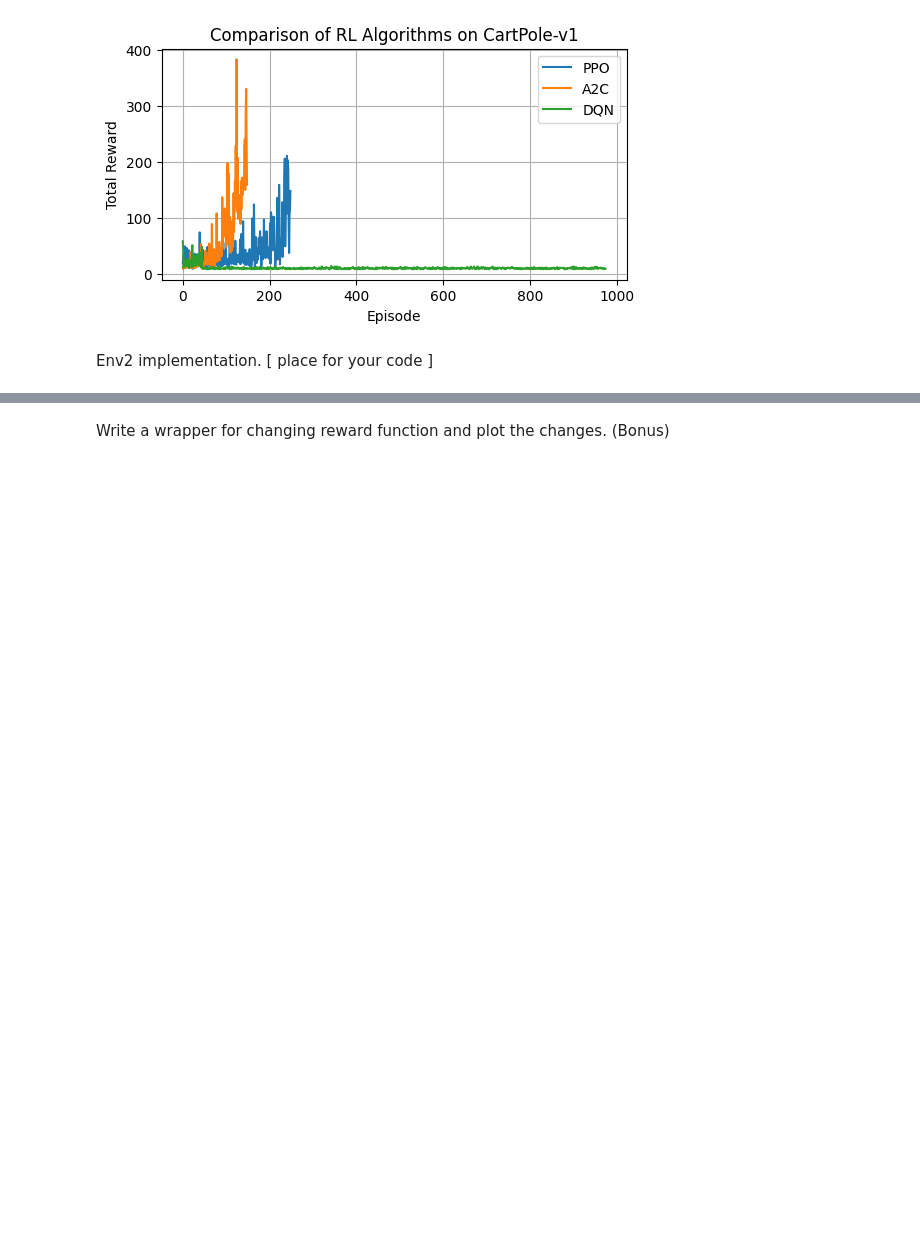
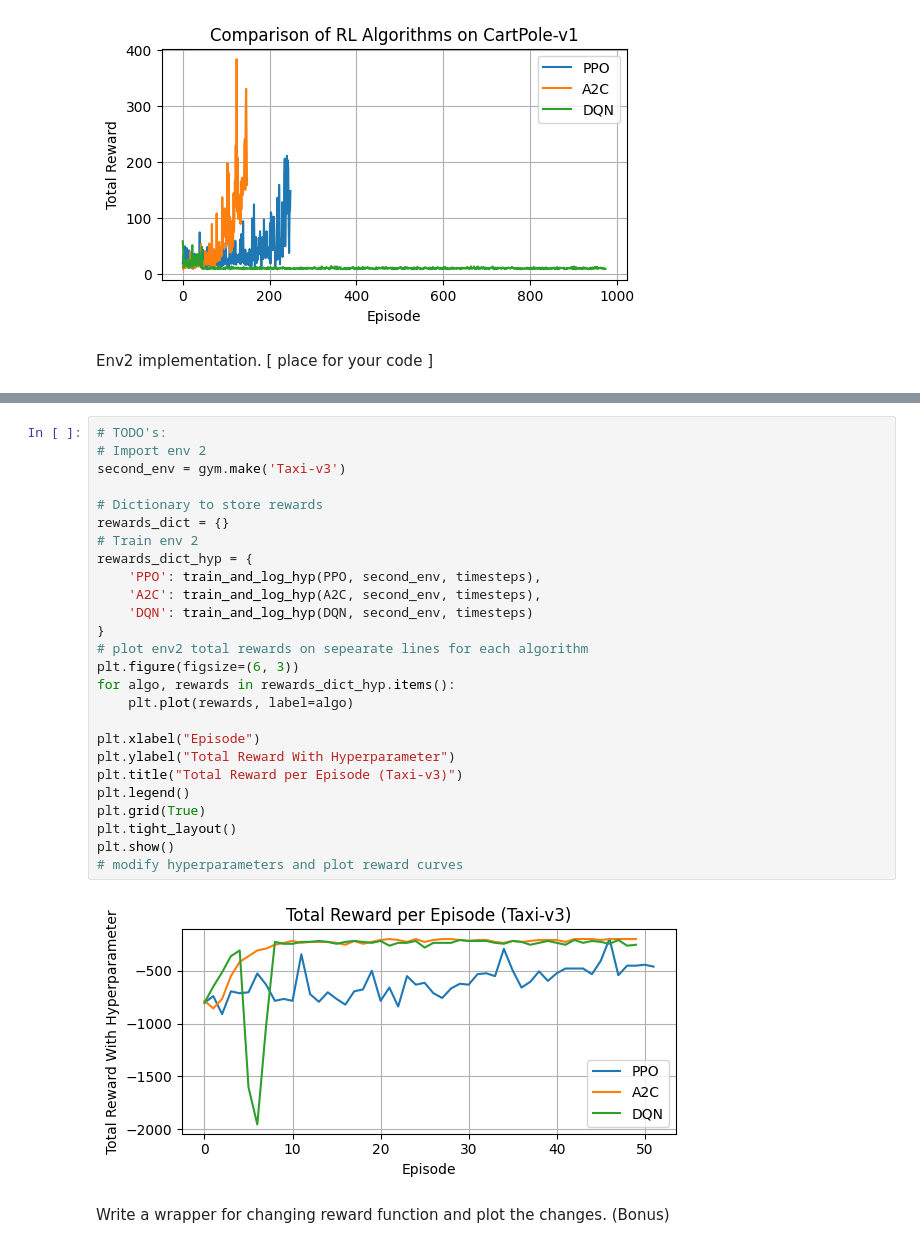
Before and after one commit to SaeedTerik/rl_homework, a Jupyter notebook: HW1_Notebook.ipynb, the cells around one changed output, grey strips where cells are left out. Cells and saved outputs as stored; diff of their text form; blank space fills up the shorter version.

```diff
--- a/HW1_Notebook.ipynb
+++ b/HW1_Notebook.ipynb
@@ -355,3 +355,31 @@ plt.show()
+# %%
+# TODO's:
+# Import env 2
+second_env = gym.make('Taxi-v3')
+
+# Dictionary to store rewards
+rewards_dict = {}
+# Train env 2
+rewards_dict_hyp = {
+    'PPO': train_and_log_hyp(PPO, second_env, timesteps),
+    'A2C': train_and_log_hyp(A2C, second_env, timesteps),
+    'DQN': train_and_log_hyp(DQN, second_env, timesteps)
+}
+# plot env2 total rewards on sepearate lines for each algorithm
+plt.figure(figsize=(6, 3))
+for algo, rewards in rewards_dict_hyp.items():
+    plt.plot(rewards, label=algo)
+
+plt.xlabel("Episode")
+plt.ylabel("Total Reward With Hyperparameter")
+plt.title("Total Reward per Episode (Taxi-v3)")
+plt.legend()
+plt.grid(True)
+plt.tight_layout()
+plt.show()
+# modify hyperparameters and plot reward curves
+# %% [output]
+[figure, added]
 # %% [markdown]
 Write a wrapper for changing reward function and plot the changes. (Bonus)
 # %%
```
Also changed, not shown: parts of 3 cells of this notebook.
